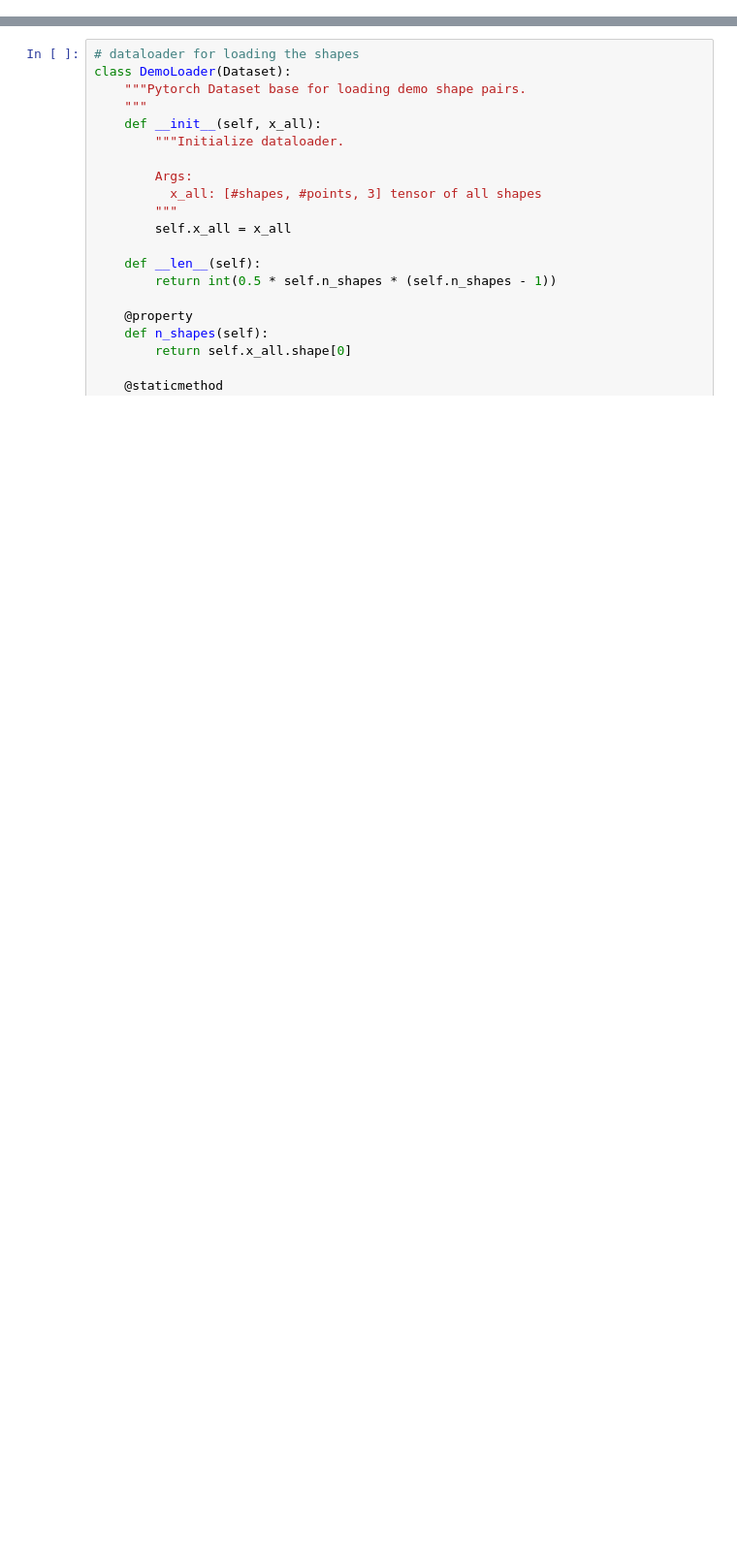
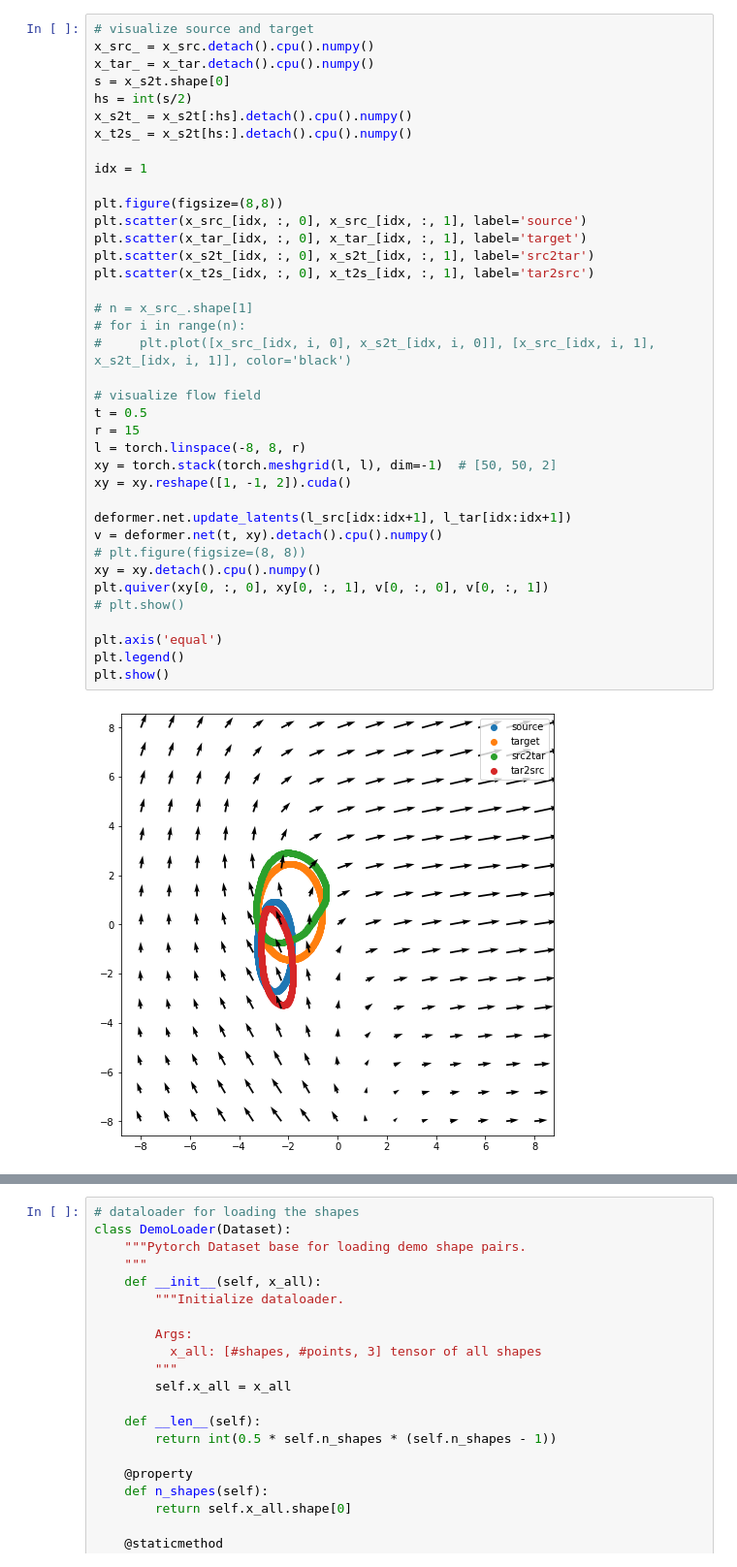
Before and after one commit to maxjiang93/ShapeFlow, a Jupyter notebook: minimal_2d_example.ipynb, the cells around one changed output, grey strips where cells are left out. Shown at 97% size. Cells and saved outputs as stored; diff of their text form; blank space fills up the shorter version.

```diff
--- a/minimal_2d_example.ipynb
+++ b/minimal_2d_example.ipynb
@@ -40,0 +179,40 @@ plt.show()
+# %%
+# visualize source and target
+x_src_ = x_src.detach().cpu().numpy()
+x_tar_ = x_tar.detach().cpu().numpy()
+s = x_s2t.shape[0]
+hs = int(s/2)
+x_s2t_ = x_s2t[:hs].detach().cpu().numpy()
+x_t2s_ = x_s2t[hs:].detach().cpu().numpy()
+
+idx = 1
+
+plt.figure(figsize=(8,8))
+plt.scatter(x_src_[idx, :, 0], x_src_[idx, :, 1], label='source')
+plt.scatter(x_tar_[idx, :, 0], x_tar_[idx, :, 1], label='target')
+plt.scatter(x_s2t_[idx, :, 0], x_s2t_[idx, :, 1], label='src2tar')
+plt.scatter(x_t2s_[idx, :, 0], x_t2s_[idx, :, 1], label='tar2src')
+
+# n = x_src_.shape[1]
+# for i in range(n):
+#     plt.plot([x_src_[idx, i, 0], x_s2t_[idx, i, 0]], [x_src_[idx, i, 1], x_s2t_[idx, i, 1]], color='black')
+
+# visualize flow field
+t = 0.5
+r = 15
+l = torch.linspace(-8, 8, r)
+xy = torch.stack(torch.meshgrid(l, l), dim=-1)  # [50, 50, 2]
+xy = xy.reshape([1, -1, 2]).cuda()
+
+deformer.net.update_latents(l_src[idx:idx+1], l_tar[idx:idx+1])
+v = deformer.net(t, xy).detach().cpu().numpy()
+# plt.figure(figsize=(8, 8))
+xy = xy.detach().cpu().numpy()
+plt.quiver(xy[0, :, 0], xy[0, :, 1], v[0, :, 0], v[0, :, 1])
+# plt.show()
+
+plt.axis('equal')
+plt.legend()
+plt.show()
+# %% [output]
+[figure, added]
```
Also changed, not shown: parts of 9 cells of this notebook, 2 other files.
